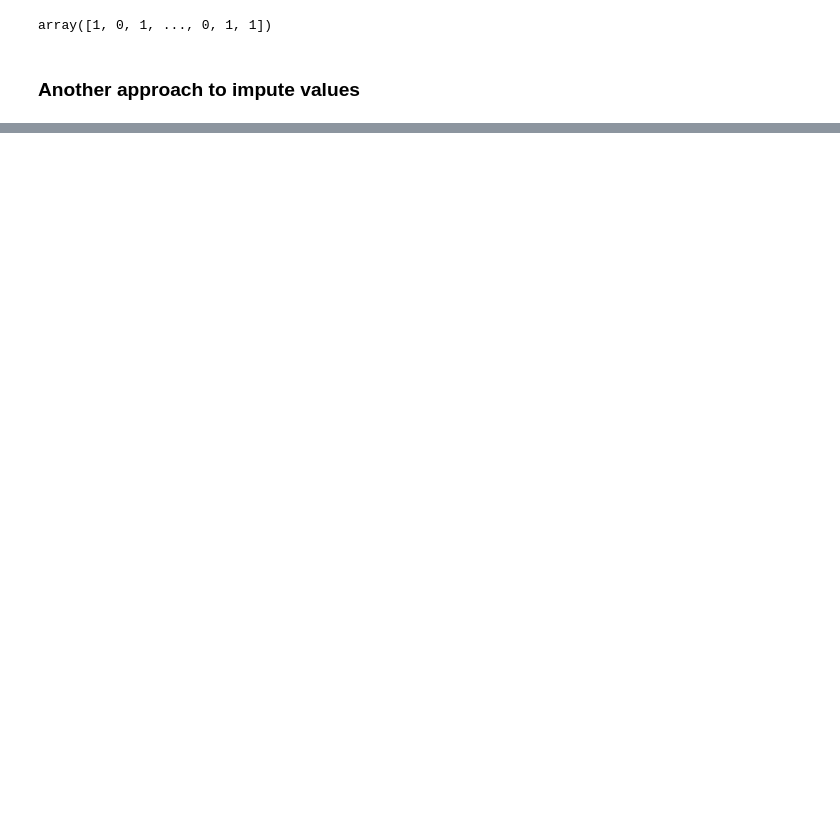
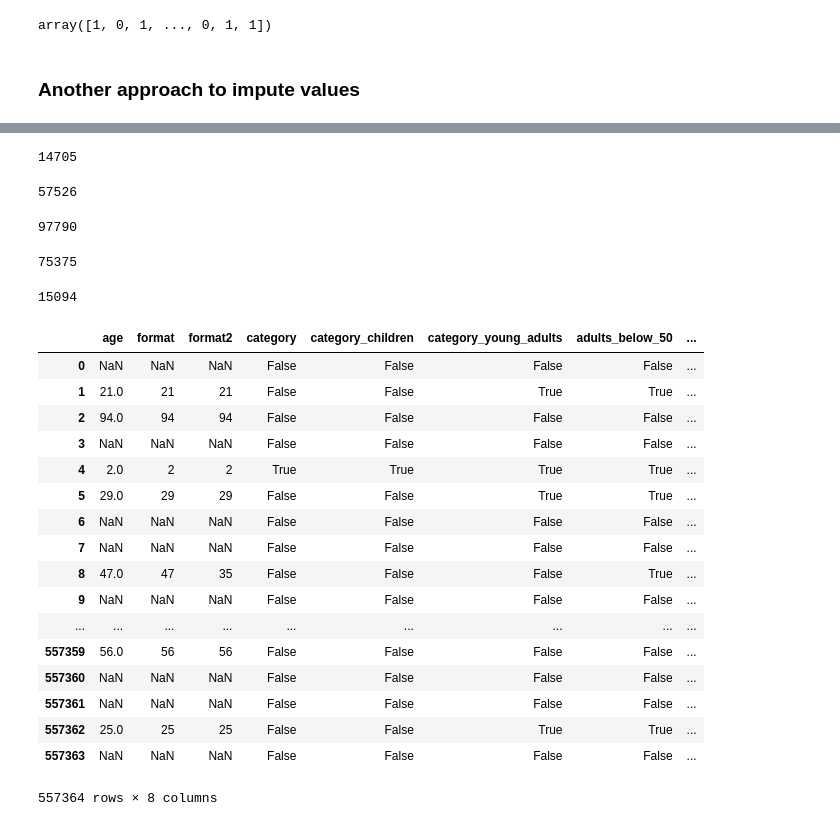
Before and after one commit to rsehmbi/covid19, a Jupyter notebook: DataCleaning.ipynb, the cells around one changed output, grey strips where cells are left out. Saved outputs shown, nothing was run; the diff lists cells and outputs as text; code cells hidden in the pictures; blank space fills up the shorter version.

```diff
--- a/DataCleaning.ipynb
+++ b/DataCleaning.ipynb
@@ -252,0 +278,5 @@ array([1, 0, 1, ..., 0, 1, 1])
+# %%
+age_col['category_children'] = age_col.age < 15
+age_col['category_young_adults'] = age_col.age < 30
+age_col['adults_below_50'] = age_col.age < 50
+age_col['elderly'] = age_col.age > 50
@@ -252,0 +297,49 @@ array([1, 0, 1, ..., 0, 1, 1])
+# %%
+children = age_col.age[age_col.age < 15].count()
+children # 5.6% --> put 5.6% values as 8
+# %% [output]
+14705
+# %%
+young_adults = age_col.age[age_col.age <30].count()
+young_adults = young_adults - children
+young_adults # 22% --> 22% values as 23
+# %% [output]
+57526
+# %%
+adults_below_50 = age_col.age[age_col.age < 50].count()
+adults_below_50 = adults_below_50 - young_adults - children
+adults_below_50 # 37.5% --> 37.5% values as 40
+# %% [output]
+97790
+# %%
+elderly_below_80 = age_col.age[age_col.age < 80].count()
+elderly_below_80 = elderly_below_80 - adults_below_50 - young_adults - children
+elderly_below_80 # 28.9% --> 29% values as 67
+# %% [output]
+75375
+# %%
+very_elderly = age_col.age[age_col.age >= 80].count()
+very_elderly # 5.7% --> values as 90
+# %% [output]
+15094
+# %%
+age_col
+# %% [output]
+|  | age | format | format2 | category | category_children | category_young_adults | adults_below_50 | ... |
+| 0 | NaN | NaN | NaN | False | False | False | False | ... |
+| 1 | 21.0 | 21 | 21 | False | False | True | True | ... |
+| 2 | 94.0 | 94 | 94 | False | False | False | False | ... |
+| 3 | NaN | NaN | NaN | False | False | False | False | ... |
+| 4 | 2.0 | 2 | 2 | True | True | True | True | ... |
+| 5 | 29.0 | 29 | 29 | False | False | True | True | ... |
+| 6 | NaN | NaN | NaN | False | False | False | False | ... |
+| 7 | NaN | NaN | NaN | False | False | False | False | ... |
+| 8 | 47.0 | 47 | 35 | False | False | False | True | ... |
+| 9 | NaN | NaN | NaN | False | False | False | False | ... |
+| ... | ... | ... | ... | ... | ... | ... | ... | ... |
+| 557359 | 56.0 | 56 | 56 | False | False | False | False | ... |
+| 557360 | NaN | NaN | NaN | False | False | False | False | ... |
+| 557361 | NaN | NaN | NaN | False | False | False | False | ... |
+| 557362 | 25.0 | 25 | 25 | False | False | True | True | ... |
+| 557363 | NaN | NaN | NaN | False | False | False | False | ... |
+557364 rows × 8 columns
```
Also changed, not shown: parts of 15 cells of this notebook.
